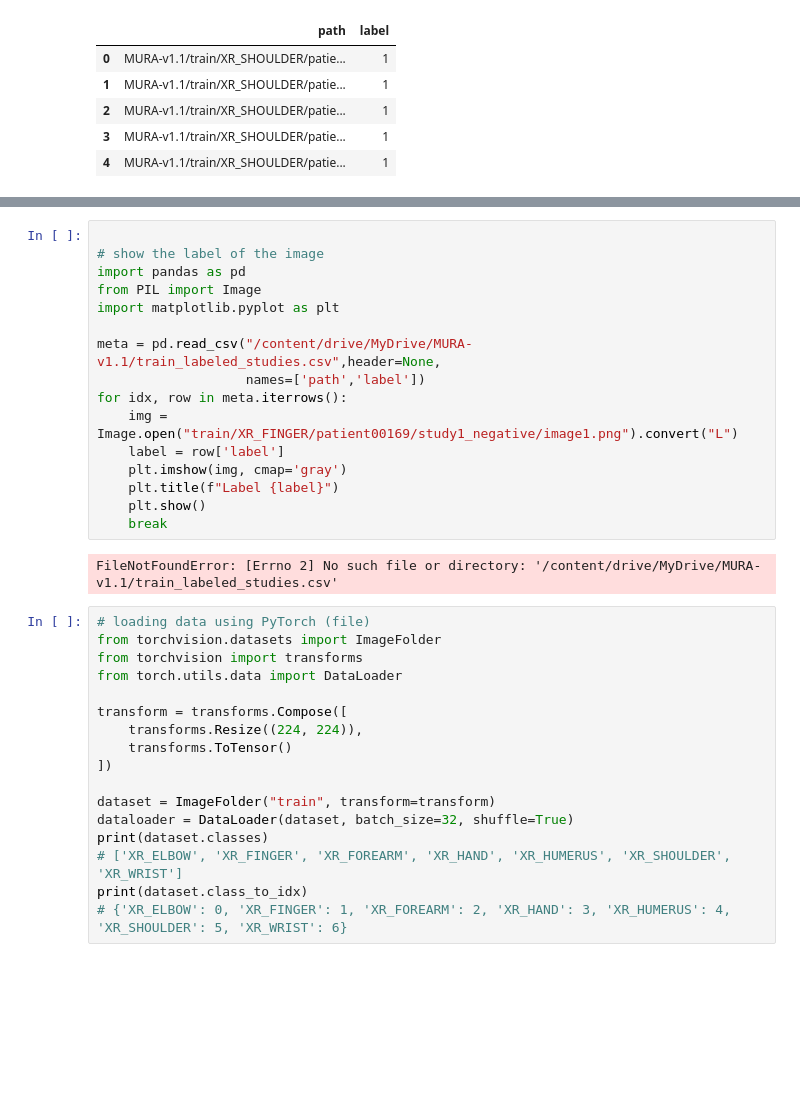
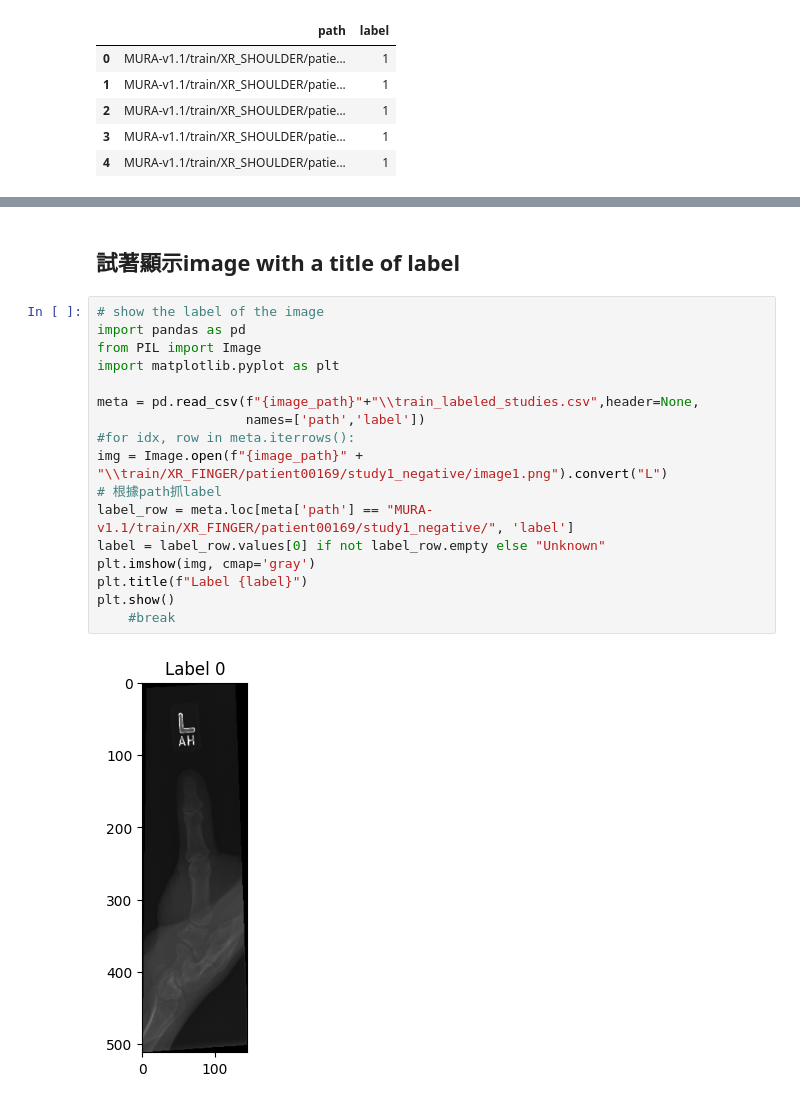
Before and after one commit to peggy2125/2025_medicalimage_and_AI, a Jupyter notebook: data_analyze.ipynb, the cells around one changed output, grey strips where cells are left out. Drawn from its saved outputs; the diff is of its cells as text; blank space fills up the shorter version.

Commit message:
train process

```diff
--- a/week1_practice.ipynb
+++ b/data_analyze.ipynb
@@ -94,35 +104,21 @@ meta.head()
+# %% [markdown]
+## 試著顯示image with a title of label
 # %%
-
 # show the label of the image
 import pandas as pd
 from PIL import Image
 import matplotlib.pyplot as plt
 
-meta = pd.read_csv("/content/drive/MyDrive/MURA-v1.1/train_labeled_studies.csv",header=None,
+meta = pd.read_csv(f"{image_path}"+"\\train_labeled_studies.csv",header=None,
                    names=['path','label'])
-for idx, row in meta.iterrows():
-    img = Image.open("train/XR_FINGER/patient00169/study1_negative/image1.png").convert("L")
-    label = row['label']
-    plt.imshow(img, cmap='gray')
-    plt.title(f"Label {label}")
-    plt.show()
-    break
+#for idx, row in meta.iterrows():
+img = Image.open(f"{image_path}" + "\\train/XR_FINGER/patient00169/study1_negative/image1.png").convert("L")
+# 根據path抓label
+label_row = meta.loc[meta['path'] == "MURA-v1.1/train/XR_FINGER/patient00169/study1_negative/", 'label']
+label = label_row.values[0] if not label_row.empty else "Unknown"
+plt.imshow(img, cmap='gray')
+plt.title(f"Label {label}")
+plt.show()
+    #break
 # %% [output]
-FileNotFoundError: [Errno 2] No such file or directory: '/content/drive/MyDrive/MURA-v1.1/train_labeled_studies.csv'
+[figure, added]
-# %%
-# loading data using PyTorch (file)
-from torchvision.datasets import ImageFolder
-from torchvision import transforms
-from torch.utils.data import DataLoader
-
-transform = transforms.Compose([
-    transforms.Resize((224, 224)),
-    transforms.ToTensor()
-])
-
-dataset = ImageFolder("train", transform=transform)
-dataloader = DataLoader(dataset, batch_size=32, shuffle=True)
-print(dataset.classes)
-# ['XR_ELBOW', 'XR_FINGER', 'XR_FOREARM', 'XR_HAND', 'XR_HUMERUS', 'XR_SHOULDER', 'XR_WRIST']
-print(dataset.class_to_idx)
-# {'XR_ELBOW': 0, 'XR_FINGER': 1, 'XR_FOREARM': 2, 'XR_HAND': 3, 'XR_HUMERUS': 4, 'XR_SHOULDER': 5, 'XR_WRIST': 6}
```
Also changed, not shown: parts of 5 cells of this notebook, 7 other files.
